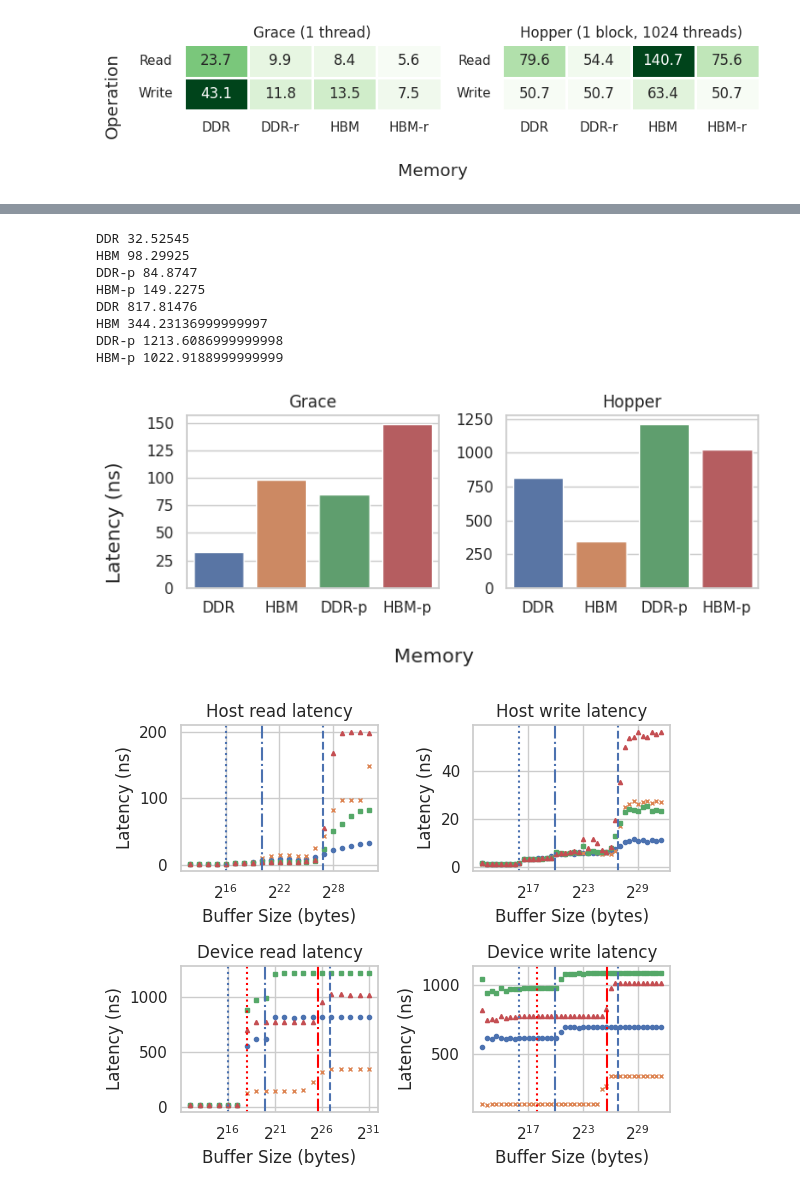
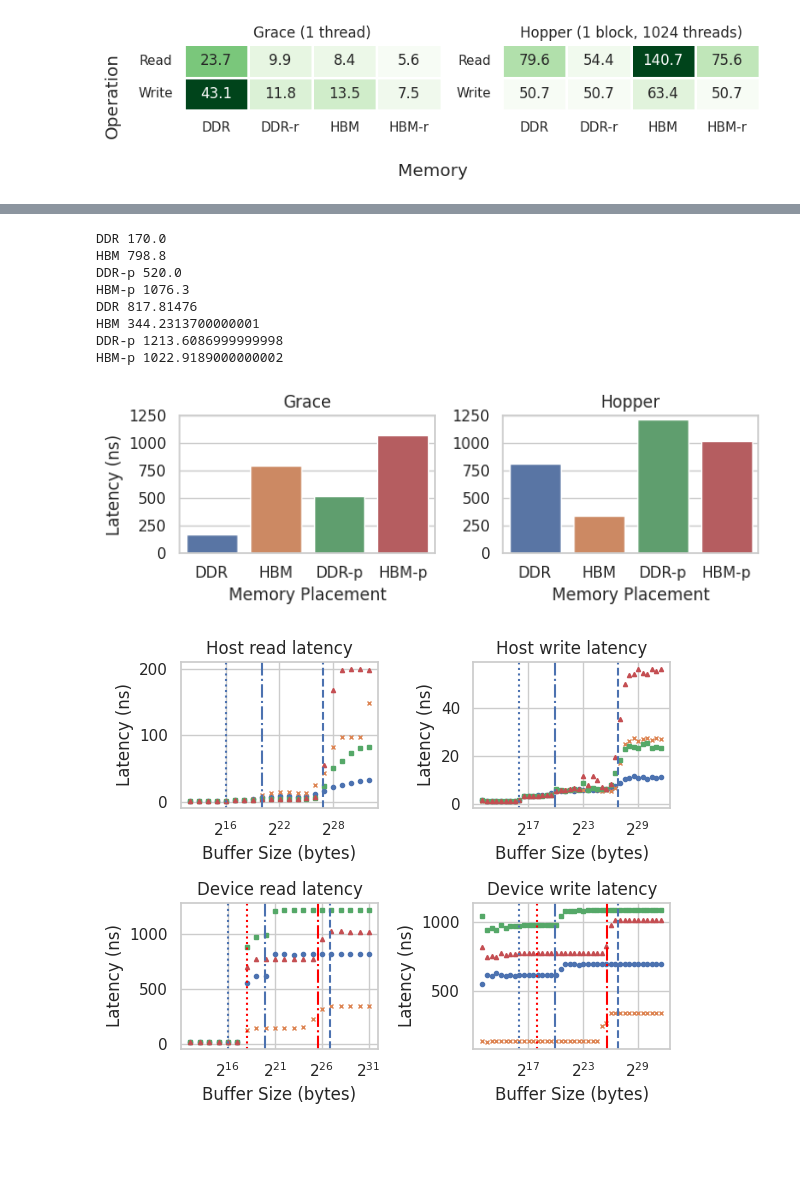
Before and after one commit to ntua-el20062/grace-hopper-benchmark, a Jupyter notebook: src/paper.ipynb, the cells around one changed output, grey strips where cells are left out. Saved outputs shown, nothing was run; the diff lists cells and outputs as text; code cells hidden in the pictures; blank space fills up the shorter version.

```diff
--- a/src/paper.ipynb
+++ b/src/paper.ipynb
@@ -431,7 +414,7 @@ print(f'host ddr->hbm copy max {host_copies[am]} ({am+1} threads)')
 # experiments_cpu = ['fine/host/ddr', 'fine/host/ddr_remote', 'fine/host/hbm', 'fine/host/hbm_remote']
 # experiments_gpu = ['fine/device/ddr', 'fine/device/hbm_remote', 'fine/device/hbm', 'fine/device/ddr_remote']
 # labels = ['DDR', 'DDR-r', 'HBM', 'HBM-r']
-experiments_cpu = ['fine/host/ddr', 'fine/host/hbm', 'fine/host/ddr_remote', 'fine/host/hbm_remote']
+experiments_cpu = ['host/scalability/ddr/4293404046', 'host/scalability/hbm/4293404046', 'host/scalability/ddr_remote/4293404046', 'host/scalability/hbm_remote/4293404046']
 experiments_gpu = ['fine/device/ddr', 'fine/device/hbm', 'fine/device/ddr_remote', 'fine/device/hbm_remote']
 labels = ['DDR', 'HBM', 'DDR-p', 'HBM-p']
 data1 = {}
@@ -442,45 +425,48 @@ for e, l in zip(experiments_cpu, labels):
         elems = file.read().split('\n')[:-1]
         elems = [float(e) for e in elems]
         elems.sort()
         # elems = elems[5:-5]
         data1[l] = elems
 
 for e, l in zip(experiments_gpu, labels):
     with open('results/latency/' + e, 'r') as file:
         elems = file.read().split('\n')[:-1]
         elems = [float(e) for e in elems]
-        data2[l] = elems
+        data2[l] = [sum(elems) / len(elems)]
 
-fig, (ax1, ax2) = plt.subplots(1, 2, figsize=(7, 3))
+fig, (ax1, ax2) = plt.subplots(1, 2, figsize=(7, 2.5))
 ax1.set_title('Grace')
 ax2.set_title('Hopper')
 # ax1.set_ylabel('Latency (ns)')
 #ax2.set_ylabel('Latency (ns)')
 sns.barplot(data1, ax=ax1)
 sns.barplot(data2, ax=ax2)
-ax1.set_yticks(range(0, 151, 25))
+# ax1.set_yticks(range(0, 151, 25))
+ax1.set_yticks(range(0, 1251, 250))
 ax2.set_yticks(range(0, 1251, 250))
+ax2.set_ylim([0, 1250])
 ax1.set_xticklabels(ax1.get_xticklabels(), rotation=0)
 ax2.set_xticklabels(ax2.get_xticklabels(), rotation=0)
-fig.supxlabel("Memory")
-fig.supylabel("Latency (ns)")
+ax1.set_ylabel("Latency (ns)")
+ax1.set_xlabel("Memory Placement")
+ax2.set_xlabel("Memory Placement")
 plt.tight_layout()
 fig.savefig("latency.pdf", bbox_inches='tight')
 
 for k, v in data1.items():
     print(k, np.mean(v))
 for k, v in data2.items():
     print(k, np.mean(v))
 # %% [output]
-DDR 32.52545
-HBM 98.29925
-DDR-p 84.8747
-HBM-p 149.2275
+DDR 170.0
+HBM 798.8
+DDR-p 520.0
+HBM-p 1076.3
 DDR 817.81476
-HBM 344.23136999999997
+HBM 344.2313700000001
 DDR-p 1213.6086999999998
-HBM-p 1022.9188999999999
+HBM-p 1022.9189000000002
-[figure, old version]
+[figure, new version]
 # %%
 fig, ((ax1, ax2), (ax3, ax4)) = plt.subplots(2, 2, figsize=(6,5))
 make_read_write_graph(ax1, 'results/latency/host/scalability', 'Host read latency', latency=True, show_gpu=False, remote=True, legend=False)
```
Also changed, not shown: parts of 20 cells of this notebook, 16 other files.
